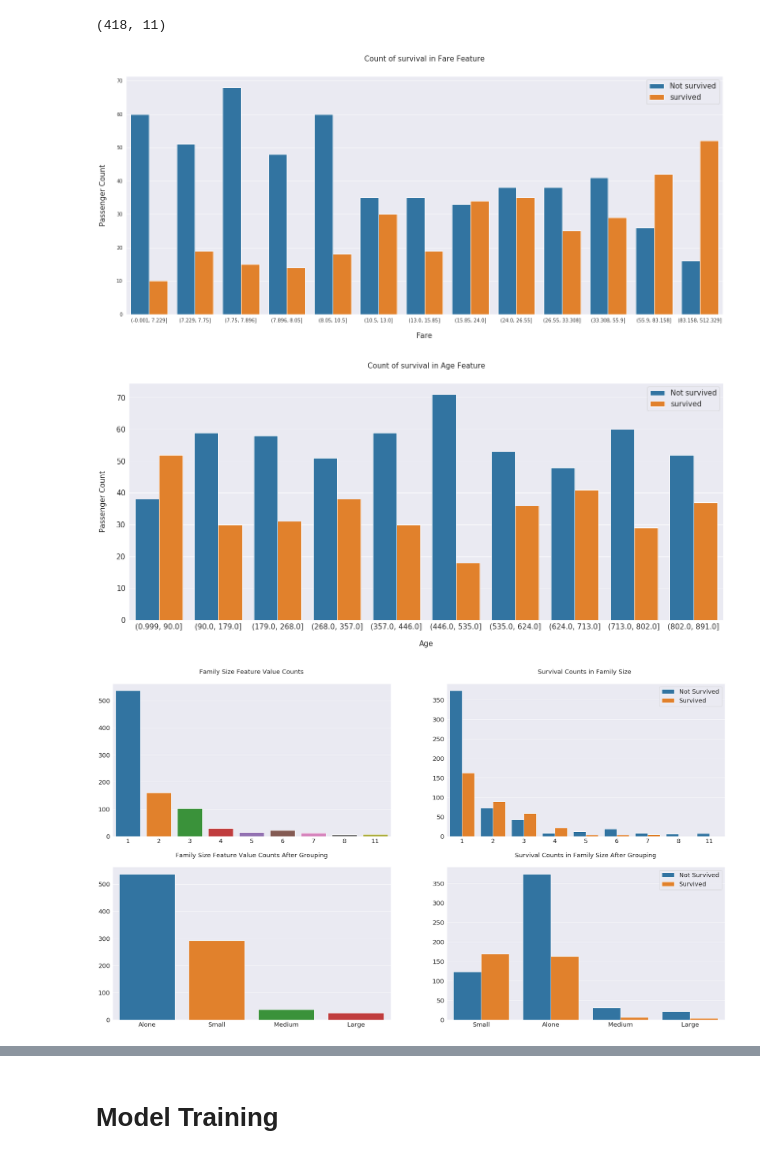
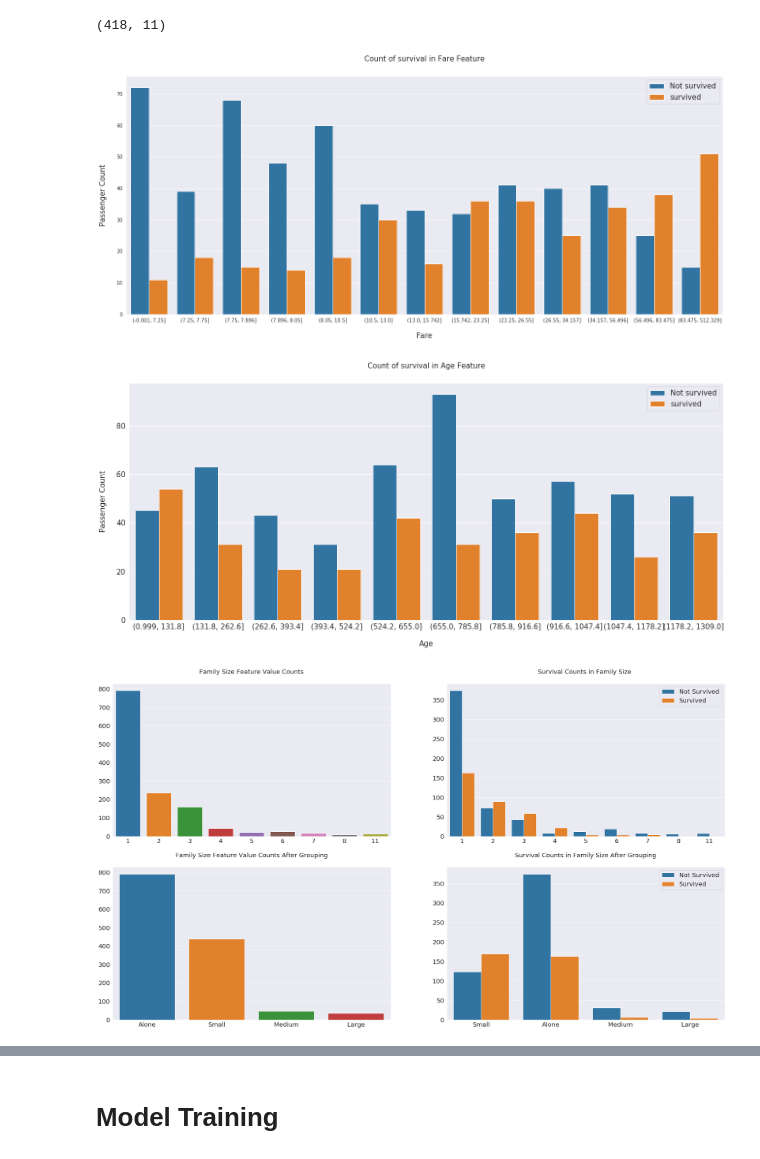
Before and after one commit to FatimaMoqran/titanic, a Jupyter notebook: titanic_project.ipynb, the cells around one changed output, grey strips where cells are left out. Drawn from its saved outputs; the diff is of its cells as text; code cells hidden in the pictures.

```diff
--- a/titanic_project.ipynb
+++ b/titanic_project.ipynb
@@ -184,4 +186,4 @@ df['Age'] = second_imputer.transform(df['Age'].values.reshape(-1,1))
 # %%
 #replace missing values in embarked with
-df.fillna('missing', inplace = True)
+df_train.fillna('missing', inplace = True)
 # %%
@@ -228,6 +225,7 @@ Median age of all passengers: 28.0
 # %%
 #Filling missing values in age with the medians value by sex and Pclass groups
 
-df.Age = df.groupby(['Sex', 'Pclass'])['Age'].apply(lambda x:x.fillna(x.median()))
+df_train.Age = df_train.groupby(['Sex', 'Pclass'])['Age'].apply(lambda x:x.fillna(x.median()))
+df_test.Age = df_test.groupby(['Sex', 'Pclass'])['Age'].apply(lambda x:x.fillna(x.median()))
 # %%
 #embarked class missing replace by 'S' because of a websearch about this person
@@ -273,7 +270,7 @@ plt.show()
 ['Embarked', 'Parch', 'Pclass', 'Sex', 'SibSp']
 [figure]
 # %%
-df_all = pd.concat([df,df_test])
+df_all = pd.concat([df_train,df_test])
 print(df_all.head())
 df_all.shape
 # %% [output]
@@ -313,10 +310,10 @@ df_test.shape
 # %%
 #relation between the Fare and the chance of survival
 
-df['Fare'] = pd.qcut(df['Fare'],13)
+df_all['Fare'] = pd.qcut(df_all['Fare'],13)
 
 fig, axs = plt.subplots(figsize = (22, 9))
-sns.countplot(x = 'Fare', hue = 'Survived', data = df)
+sns.countplot(x = 'Fare', hue = 'Survived', data = df_all)
 plt.xlabel('Fare', size = 15, labelpad = 20)
 plt.ylabel('Passenger Count', size = 15, labelpad = 20)
 
@@ -326,43 +323,43 @@ plt.title('Count of survival in {} Feature'.format('Fare'),
 size = 15, y =1.05)
 plt.show()
 # %% [output]
-[figure, old version]
+[figure, new version]
 # %%
-df['Age'] = pd.qcut(df['Age'].rank(method='first'),10)
+df_all['Age'] = pd.qcut(df_all['Age'].rank(method='first'),10)
 
 fig, axs = plt.subplots(figsize = (22, 9))
-sns.countplot(x = 'Age', hue = 'Survived', data = df)
+sns.countplot(x = 'Age', hue = 'Survived', data = df_all)
 plt.xlabel('Age', size = 15, labelpad = 20)
 plt.ylabel('Passenger Count', size = 15, labelpad = 20)
 
 plt.tick_params(axis='x', labelsize=15)
 plt.tick_params(axis='y', labelsize=15)
 plt.legend(['Not survived', 'survived'], loc = 'upper right',
 prop = {'size':15})
 plt.title('Count of survival in {} Feature'.format('Age'),
 size = 15, y =1.05)
 plt.show()
 # %% [output]
-[figure, old version]
+[figure, new version]
 # %%
-df['Family_Size'] = df['SibSp'] + df['Parch']+1
+df_all['Family_Size'] = df_all['SibSp'] + df_all['Parch']+1
 fig, axs = plt.subplots(figsize = (20,20), ncols = 2, nrows =2)
 plt.subplots_adjust(right = 1.5)
 
-sns.barplot(x = df['Family_Size'].value_counts().index,
-           y = df['Family_Size'].value_counts().values,
+sns.barplot(x = df_all['Family_Size'].value_counts().index,
+           y = df_all['Family_Size'].value_counts().values,
            ax = axs[0][0])
-sns.countplot(x ='Family_Size', hue = 'Survived', data = df, ax= axs[0][1])
+sns.countplot(x ='Family_Size', hue = 'Survived', data = df_all, ax= axs[0][1])
 
 axs[0][0].set_title('Family Size Feature Value Counts', size=20, y=1.05)
 axs[0][1].set_title('Survival Counts in Family Size ', size=20, y=1.05)
 
 family_map = {1:'Alone', 2: 'Small', 3: 'Small',4: 'Small', 5:'Medium',6:'Medium',7:'Large',8:'Large',9:'Large', 10:'Large', 11:'Large' }
-df['Family_Size_Grouped'] = df['Family_Size'].map(family_map)
+df_all['Family_Size_Grouped'] = df_all['Family_Size'].map(family_map)
 
-sns.barplot(x=df['Family_Size_Grouped'].value_counts().index,
-            y=df['Family_Size_Grouped'].value_counts().values, ax=axs[1][0])
-sns.countplot(x='Family_Size_Grouped', hue='Survived', data=df, ax=axs[1][1])
+sns.barplot(x=df_all['Family_Size_Grouped'].value_counts().index,
+            y=df_all['Family_Size_Grouped'].value_counts().values, ax=axs[1][0])
+sns.countplot(x='Family_Size_Grouped', hue='Survived', data=df_all, ax=axs[1][1])
 
 
 axs[1][0].set_title('Family Size Feature Value Counts After Grouping', size=20, y=1.05)
@@ -378,7 +375,7 @@ for i in range(2):
 
 plt.show()
 # %% [output]
-[figure, old version]
+[figure, new version]
 # %%
 #survival function of nbre of tickets buy
 
```
Also changed, not shown: parts of 44 cells of this notebook.
